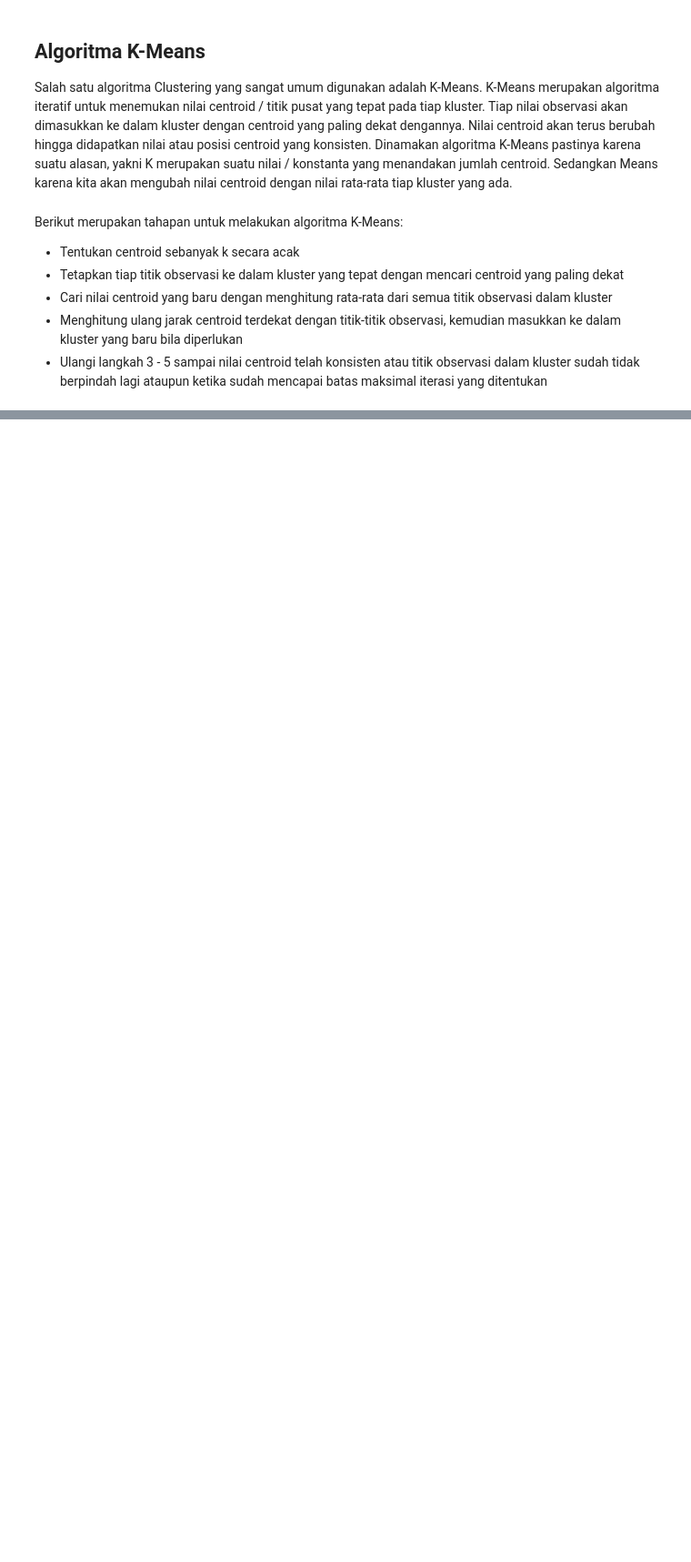
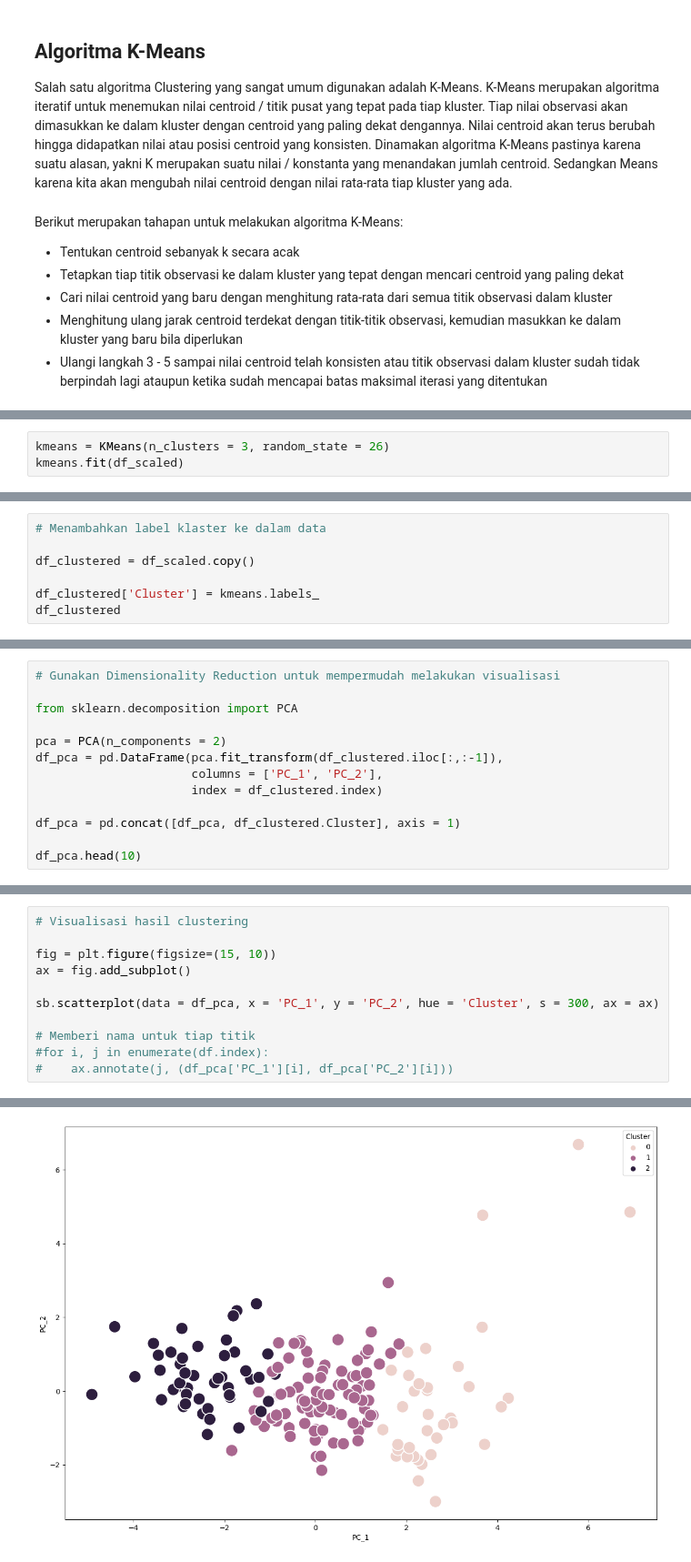
Before and after one commit to ArviandanaR/Praktikum-Data-Mining-2024, a Jupyter notebook: Pertemuan 8/Pertemuan 8 Clustering.ipynb, the cells around one changed output, grey strips where cells are left out. Shown at 91% size. Cells and saved outputs as stored; diff of their text form; blank space fills up the shorter version.

```diff
--- a/Pertemuan 8/Pertemuan 8 Clustering.ipynb
+++ b/Pertemuan 8/Pertemuan 8 Clustering.ipynb
@@ -25,0 +180,3 @@ import seaborn as sb
+# %%
+kmeans = KMeans(n_clusters = 3, random_state = 26)
+kmeans.fit(df_scaled)
@@ -25,0 +185,7 @@ import seaborn as sb
+# %%
+# Menambahkan label klaster ke dalam data
+
+df_clustered = df_scaled.copy()
+
+df_clustered['Cluster'] = kmeans.labels_
+df_clustered
@@ -25,0 +209,13 @@ import seaborn as sb
+# %%
+# Gunakan Dimensionality Reduction untuk mempermudah melakukan visualisasi
+
+from sklearn.decomposition import PCA
+
+pca = PCA(n_components = 2)
+df_pca = pd.DataFrame(pca.fit_transform(df_clustered.iloc[:,:-1]),
+                      columns = ['PC_1', 'PC_2'],
+                      index = df_clustered.index)
+
+df_pca = pd.concat([df_pca, df_clustered.Cluster], axis = 1)
+
+df_pca.head(10)
@@ -25,0 +235,12 @@ import seaborn as sb
+# %%
+# Visualisasi hasil clustering
+
+fig = plt.figure(figsize=(15, 10))
+ax = fig.add_subplot()
+
+sb.scatterplot(data = df_pca, x = 'PC_1', y = 'PC_2', hue = 'Cluster', s = 300, ax = ax)
+
+# Memberi nama untuk tiap titik
+#for i, j in enumerate(df.index):
+#    ax.annotate(j, (df_pca['PC_1'][i], df_pca['PC_2'][i]))
+# %% [output]
@@ -25,0 +248 @@ import seaborn as sb
+[figure, added]
```
Also changed, not shown: parts of 30 cells of this notebook, 1 other file.
